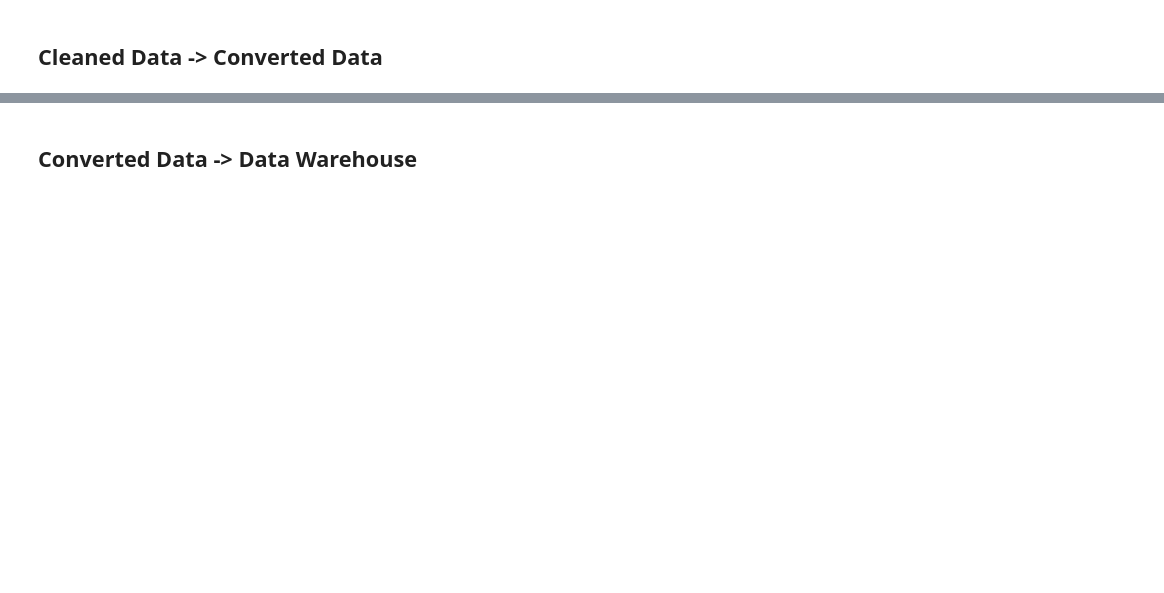
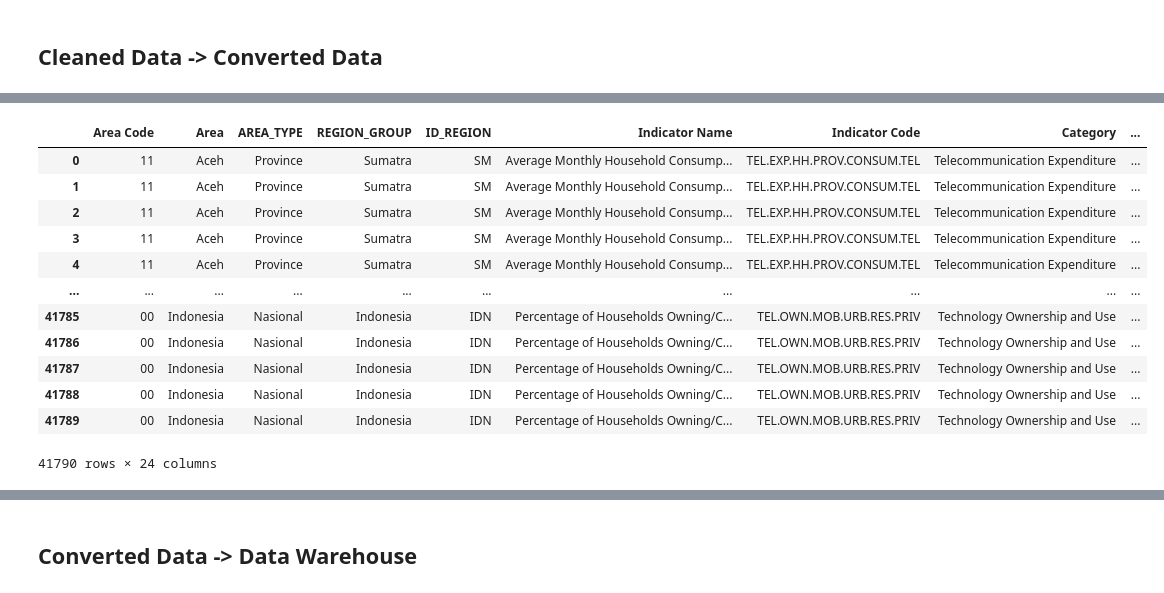
Before and after one commit to Tegarr123/nusadata-etl-script, a Jupyter notebook: main.ipynb, the cells around one changed output, grey strips where cells are left out. Drawn from its saved outputs; the diff is of its cells as text; code cells hidden in the pictures; blank space fills up the shorter version.

```diff
--- a/main.ipynb
+++ b/main.ipynb
@@ -269,0 +450,2 @@ converted_value_data = convert_value_dataframe(merged_cleaned_and_master_data)
+# %%
+concatenated_df:pd.DataFrame = concatenate_cleaned_data(cleaned_data)
@@ -269,0 +544,38 @@ converted_value_data = convert_value_dataframe(merged_cleaned_and_master_data)
+# %%
+# Set Threshold
+non_null_df = converted_result[converted_result.Value.notnull()]
+province_only_df = non_null_df[non_null_df["Area Code"] != "00"].sort_values(by=["Indicator Code","Area Code", "Year"])
+get_unique = province_only_df[["Indicator Code", "Value", "Year", "Area Code"]].groupby(by=["Indicator Code"]).apply(lambda x: x)
+get_unique = get_unique[["Indicator Code", "Area Code", "Year", "Value" ]].reset_index(drop=True)
+# get_unique = province_only_df.groupby(by=["Indicator Code"]).apply(lambda x: x.drop_duplicates(subset=['Value'])).reset_index()
+get_unique["length"] = get_unique.groupby(by=["Indicator Code"])["Value"].transform(len)
+get_unique["rank"] = get_unique.groupby(by=["Indicator Code"])["Value"].rank(method='min', ascending=True)
+get_unique = get_unique.astype({"rank":"int64", "length":"int64"})
+get_unique["q_position"] = ((get_unique["rank"] - 1) / (get_unique["length"] - 1)) * 100
+get_threshold_df = get_unique.groupby(by=["Indicator Code"])["Value"].quantile([0.4, 0.55, 0.7]).to_frame().reset_index()
+threshold_pivot_df = get_threshold_df.pivot(index=["Indicator Code"], columns="level_1", values="Value").reset_index()
+threshold_final_df = threshold_pivot_df.rename(columns={0.7:"threshold_grade_a", 0.55:"threshold_grade_b", 0.4:"threshold_grade_c"})
+merged_threshold_final_df = get_unique.merge(threshold_final_df, how="left", on="Indicator Code")[["Indicator Code",
+                                                                                            "Area Code",
+                                                                                            "Year",
+                                                                                            "q_position",
+                                                                                            "threshold_grade_a",
+                                                                                            "threshold_grade_b",
+                                                                                            "threshold_grade_c"]]
+data_with_threshold = converted_result.merge(merged_threshold_final_df, how="left", on=["Indicator Code", "Area Code", "Year"])
+#data_with_threshold
+data_with_threshold
+# %% [output]
+|  | Area Code | Area | AREA_TYPE | REGION_GROUP | ID_REGION | Indicator Name | Indicator Code | Category | ... |
+| 0 | 11 | Aceh | Province | Sumatra | SM | Average Monthly Household Consump... | TEL.EXP.HH.PROV.CONSUM.TEL | Telecommunication Expenditure | ... |
+| 1 | 11 | Aceh | Province | Sumatra | SM | Average Monthly Household Consump... | TEL.EXP.HH.PROV.CONSUM.TEL | Telecommunication Expenditure | ... |
+| 2 | 11 | Aceh | Province | Sumatra | SM | Average Monthly Household Consump... | TEL.EXP.HH.PROV.CONSUM.TEL | Telecommunication Expenditure | ... |
+| 3 | 11 | Aceh | Province | Sumatra | SM | Average Monthly Household Consump... | TEL.EXP.HH.PROV.CONSUM.TEL | Telecommunication Expenditure | ... |
+| 4 | 11 | Aceh | Province | Sumatra | SM | Average Monthly Household Consump... | TEL.EXP.HH.PROV.CONSUM.TEL | Telecommunication Expenditure | ... |
+| ... | ... | ... | ... | ... | ... | ... | ... | ... | ... |
+| 41785 | 00 | Indonesia | Nasional | Indonesia | IDN | Percentage of Households Owning/C... | TEL.OWN.MOB.URB.RES.PRIV | Technology Ownership and Use | ... |
+| 41786 | 00 | Indonesia | Nasional | Indonesia | IDN | Percentage of Households Owning/C... | TEL.OWN.MOB.URB.RES.PRIV | Technology Ownership and Use | ... |
+| 41787 | 00 | Indonesia | Nasional | Indonesia | IDN | Percentage of Households Owning/C... | TEL.OWN.MOB.URB.RES.PRIV | Technology Ownership and Use | ... |
+| 41788 | 00 | Indonesia | Nasional | Indonesia | IDN | Percentage of Households Owning/C... | TEL.OWN.MOB.URB.RES.PRIV | Technology Ownership and Use | ... |
+| 41789 | 00 | Indonesia | Nasional | Indonesia | IDN | Percentage of Households Owning/C... | TEL.OWN.MOB.URB.RES.PRIV | Technology Ownership and Use | ... |
+41790 rows × 24 columns
```
Also changed, not shown: parts of 43 cells of this notebook, 27 other files.
